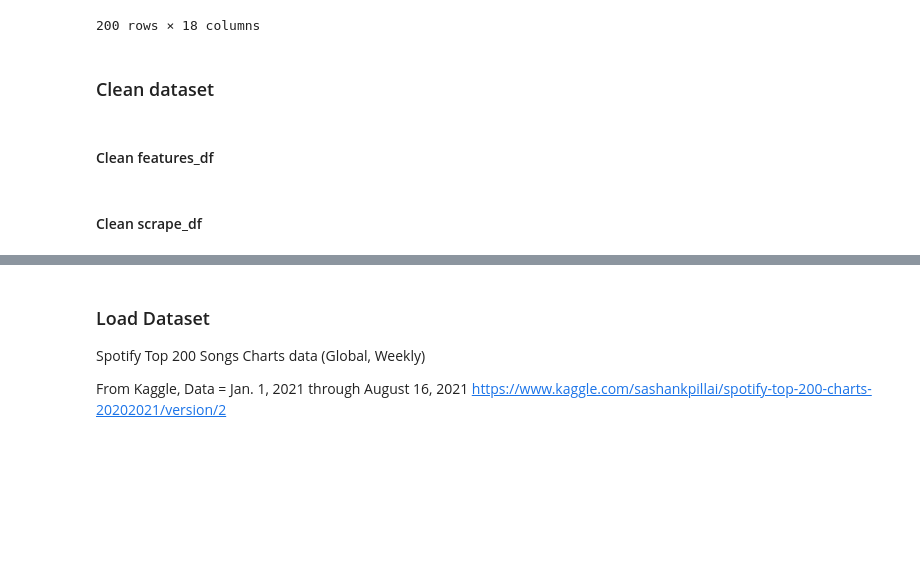
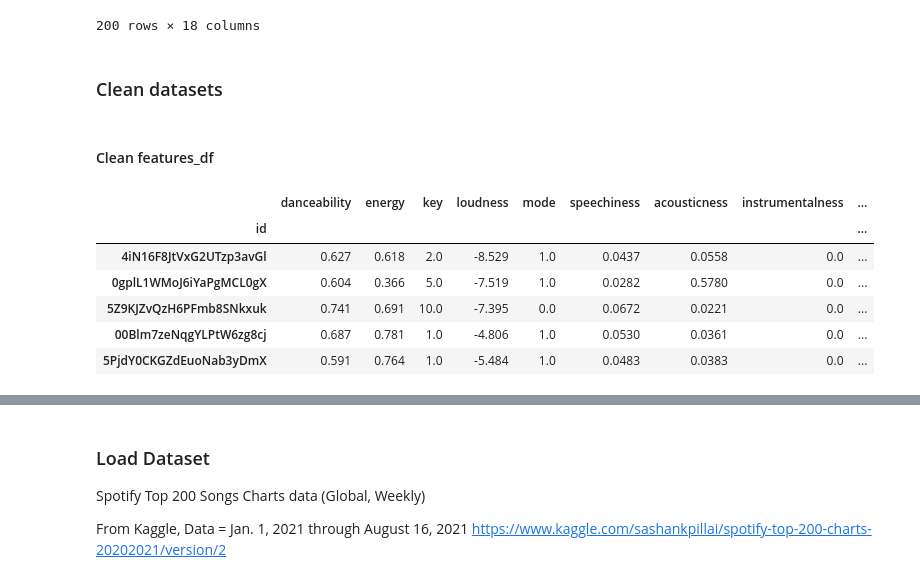
Before and after one commit to aseo67/Top_Songs_Analysis, a Jupyter notebook: TopSongsAnalysis_DataLoading.ipynb, the cells around one changed output, grey strips where cells are left out. Saved outputs shown, nothing was run; the diff lists cells and outputs as text; code cells hidden in the pictures; blank space fills up the shorter version.

```diff
--- a/TopSongsAnalysis_DataLoading.ipynb
+++ b/TopSongsAnalysis_DataLoading.ipynb
@@ -188,9 +188,19 @@ features_df
 | 3GVkPk8mqxz0itaAriG1L7 | 0.734 | 0.570 | 7.0 | -7.066 | 0.0 | 0.1330 | 0.8470 | 0.000021 | ... |
 | 1D3z6HTiQsNmZxjl7F7eoG | 0.597 | 0.587 | 7.0 | -7.026 | 0.0 | 0.1370 | 0.0622 | 0.000000 | ... |
 200 rows × 18 columns
-# %% [markdown]
-### Clean dataset
-# %% [markdown]
-#### Clean features_df
-# %% [markdown]
-#### Clean scrape_df
+# %% [markdown]
+### Clean datasets
+# %% [markdown]
+#### Clean features_df
+# %%
+# Remove unnecessary columns
+features_df = features_df.drop(columns=['type', 'uri', 'track_href', 'analysis_url', 'error'])
+features_df.head()
+# %% [output]
+|  | danceability | energy | key | loudness | mode | speechiness | acousticness | instrumentalness | ... |
+| id |  |  |  |  |  |  |  |  | ... |
+| 4iN16F8JtVxG2UTzp3avGl | 0.627 | 0.618 | 2.0 | -8.529 | 1.0 | 0.0437 | 0.0558 | 0.0 | ... |
+| 0gplL1WMoJ6iYaPgMCL0gX | 0.604 | 0.366 | 5.0 | -7.519 | 1.0 | 0.0282 | 0.5780 | 0.0 | ... |
+| 5Z9KJZvQzH6PFmb8SNkxuk | 0.741 | 0.691 | 10.0 | -7.395 | 0.0 | 0.0672 | 0.0221 | 0.0 | ... |
+| 00Blm7zeNqgYLPtW6zg8cj | 0.687 | 0.781 | 1.0 | -4.806 | 1.0 | 0.0530 | 0.0361 | 0.0 | ... |
+| 5PjdY0CKGZdEuoNab3yDmX | 0.591 | 0.764 | 1.0 | -5.484 | 1.0 | 0.0483 | 0.0383 | 0.0 | ... |
```
Also changed, not shown: parts of 17 cells of this notebook.
